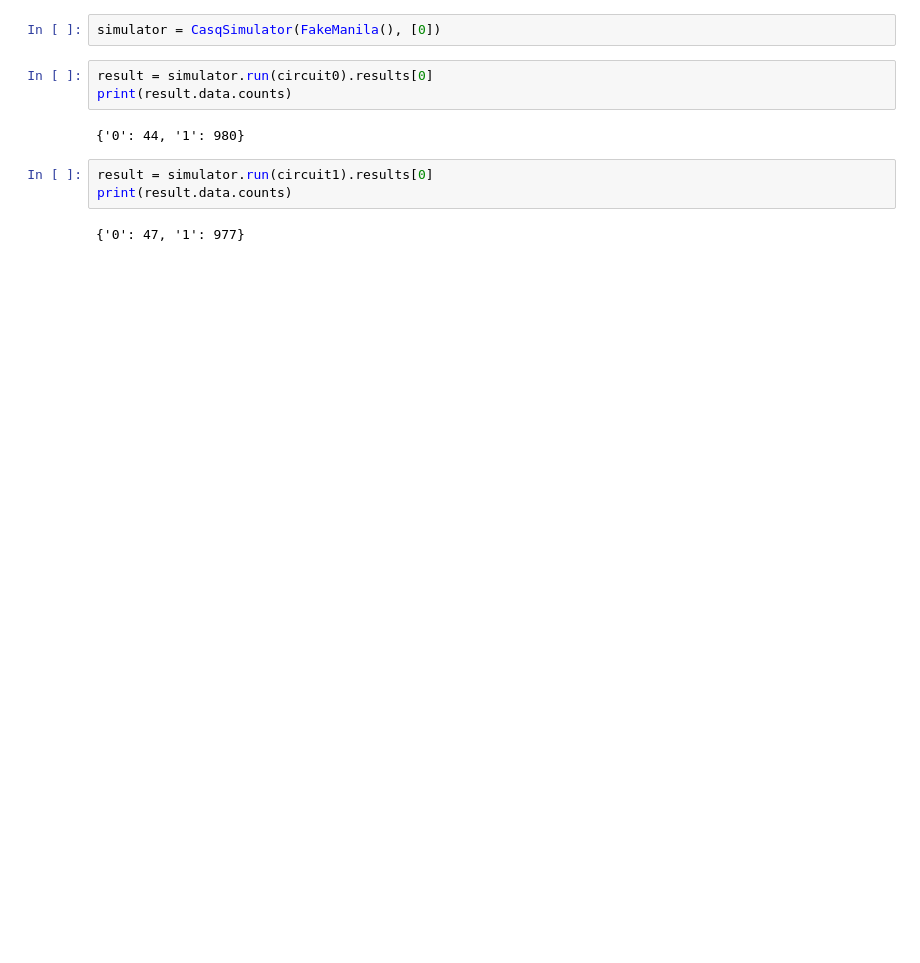
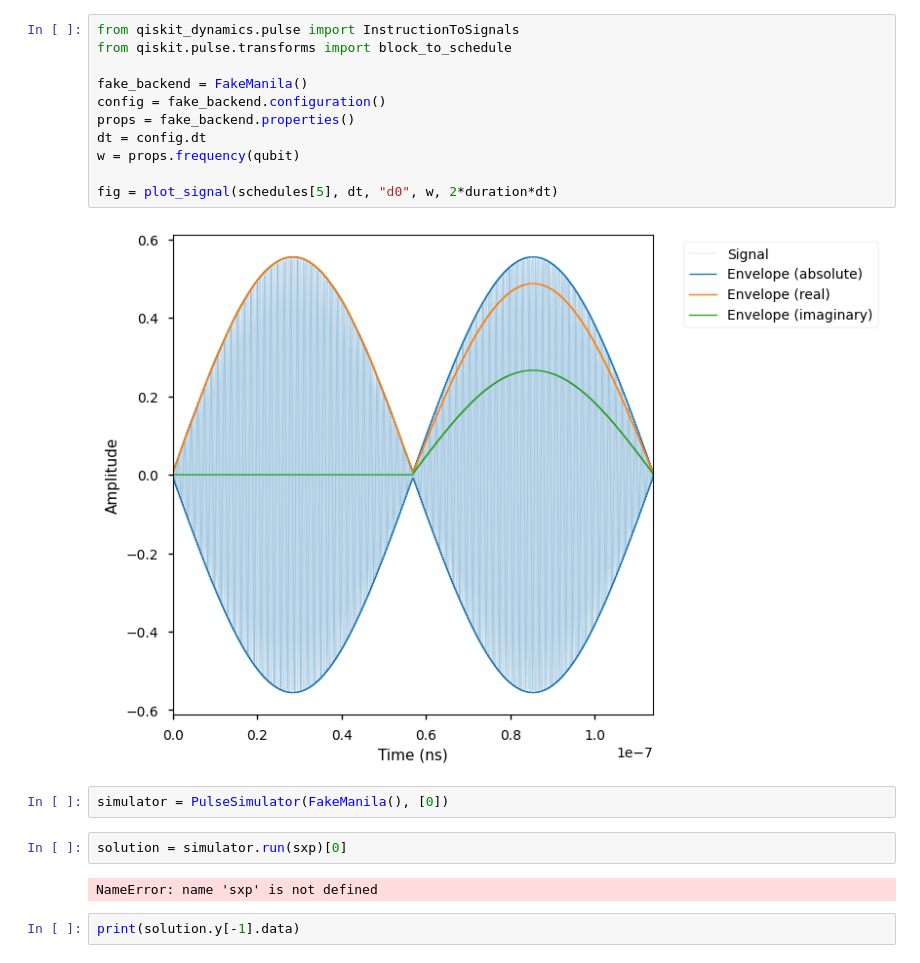
Before and after one commit to sinel/casq, a Jupyter notebook: src/casq/notebooks/playground.ipynb, the cells around one changed output. Drawn from its saved outputs; the diff is of its cells as text; blank space fills up the shorter version.

```diff
--- a/src/casq/notebooks/playground.ipynb
+++ b/src/casq/notebooks/playground.ipynb
@@ -19,12 +33,21 @@ circuit1 = pulse1.circuit(qubit)
+# %%
+from qiskit_dynamics.pulse import InstructionToSignals
+from qiskit.pulse.transforms import block_to_schedule
+
+fake_backend = FakeManila()
+config = fake_backend.configuration()
+props = fake_backend.properties()
+dt = config.dt
+w = props.frequency(qubit)
+
+fig = plot_signal(schedules[5], dt, "d0", w, 2*duration*dt)
+# %% [output]
+[figure, added]
 # %%
-simulator = CasqSimulator(FakeManila(), [0])
+simulator = PulseSimulator(FakeManila(), [0])
-# %%
-result = simulator.run(circuit0).results[0]
-print(result.data.counts)
-# %% [output]
-{'0': 44, '1': 980}
-# %%
-result = simulator.run(circuit1).results[0]
-print(result.data.counts)
-# %% [output]
-{'0': 47, '1': 977}
+# %%
+solution = simulator.run(sxp)[0]
+# %% [output]
+NameError: name 'sxp' is not defined
+# %%
+print(solution.y[-1].data)
```
Also changed, not shown: parts of 7 cells of this notebook, 14 other files.
